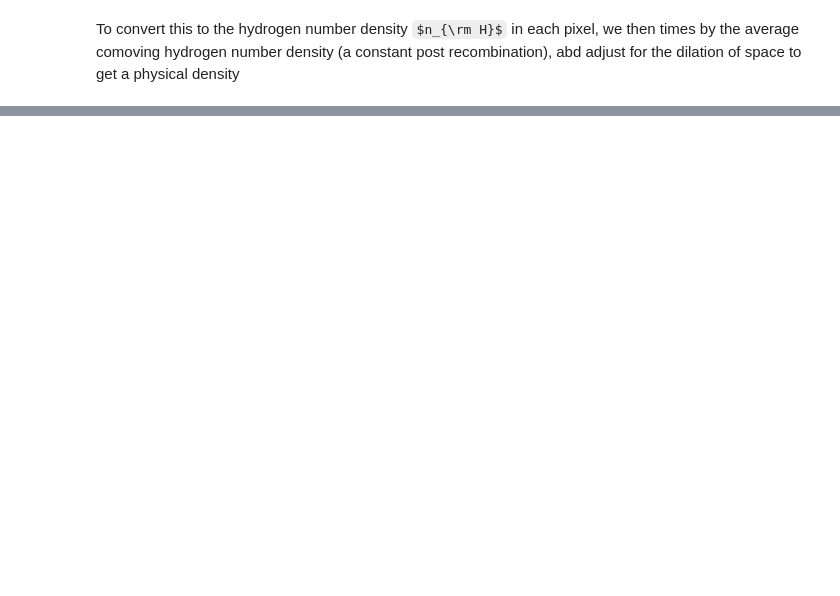
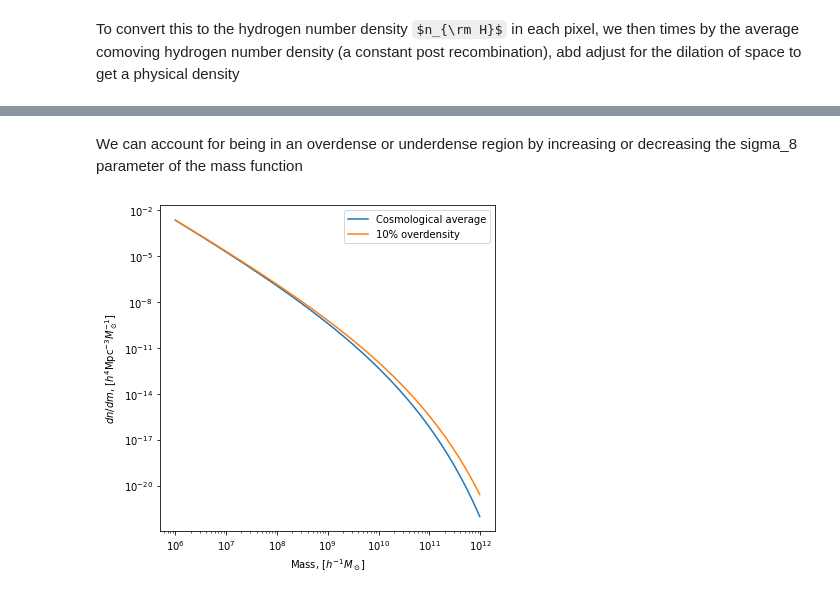
Before and after one commit to ThomasGesseyJones/DARA_21cm_Signal_Simulation, a Jupyter notebook: DARA_21cm_Signal_Simulation.ipynb, the cells around one changed output, grey strips where cells are left out. Cells and saved outputs as stored; diff of their text form; code cells hidden in the pictures; some formulas as TeX source; blank space fills up the shorter version.

```diff
--- a/DARA_21cm_Signal_Simulation.ipynb
+++ b/DARA_21cm_Signal_Simulation.ipynb
@@ -199,0 +251,27 @@ def physical_nh(redshift):
+# %% [markdown]
+We can account for being in an overdense or underdense region by increasing or decreasing the sigma_8 parameter of the mass function
+# %%
+# Save old results
+mf_m = mf.m
+mf_dndm = mf.dndm
+
+# Get sigma 8 from Planck LCDM cosmology
+cosmological_sigma_8 = hmf.MassFunction.get_all_parameter_defaults(recursive=False)['sigma_8']
+
+# Increase sigma 8 to simulate being in a 10% overdensity
+example_overdensity = 0.1
+overdense_mf = hmf.MassFunction(z=10, Mmin=6, Mmax=12, sigma_8=cosmological_sigma_8*(1 + example_overdensity))
+
+# Plot comparison
+fig, ax = plt.subplots(figsize=(6, 6))
+ax.plot(mf_m, mf_dndm, label='Cosmological average')
+ax.plot(overdense_mf.m, overdense_mf.dndm, label='10% overdensity')
+ax.set_xscale('log')
+ax.set_yscale('log')
+ax.set_xlabel(r"Mass, $[h^{-1}M_\odot]$")
+ax.set_ylabel(r"$dn/dm$, $[h^{4}{\rm Mpc}^{-3}M_\odot^{-1}]$")
+ax.legend()
+plt.show()
+plt.close(fig)
+# %% [output]
+[figure, added]
```
Also changed, not shown: parts of 18 cells of this notebook.
